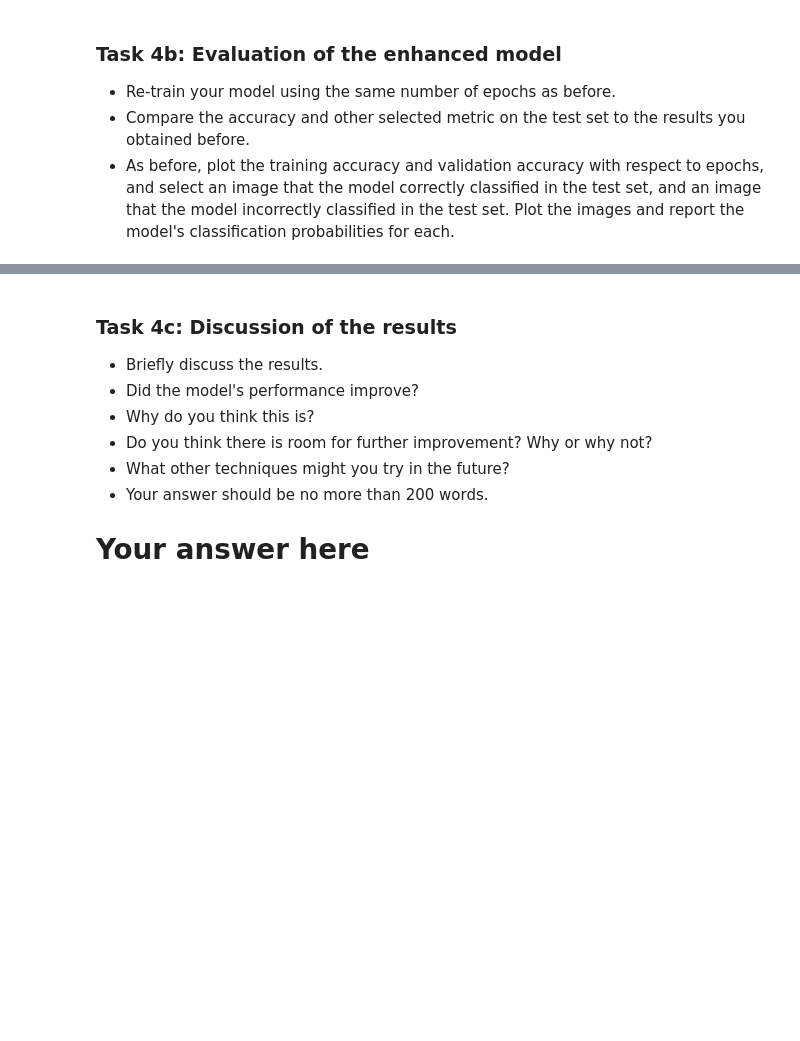
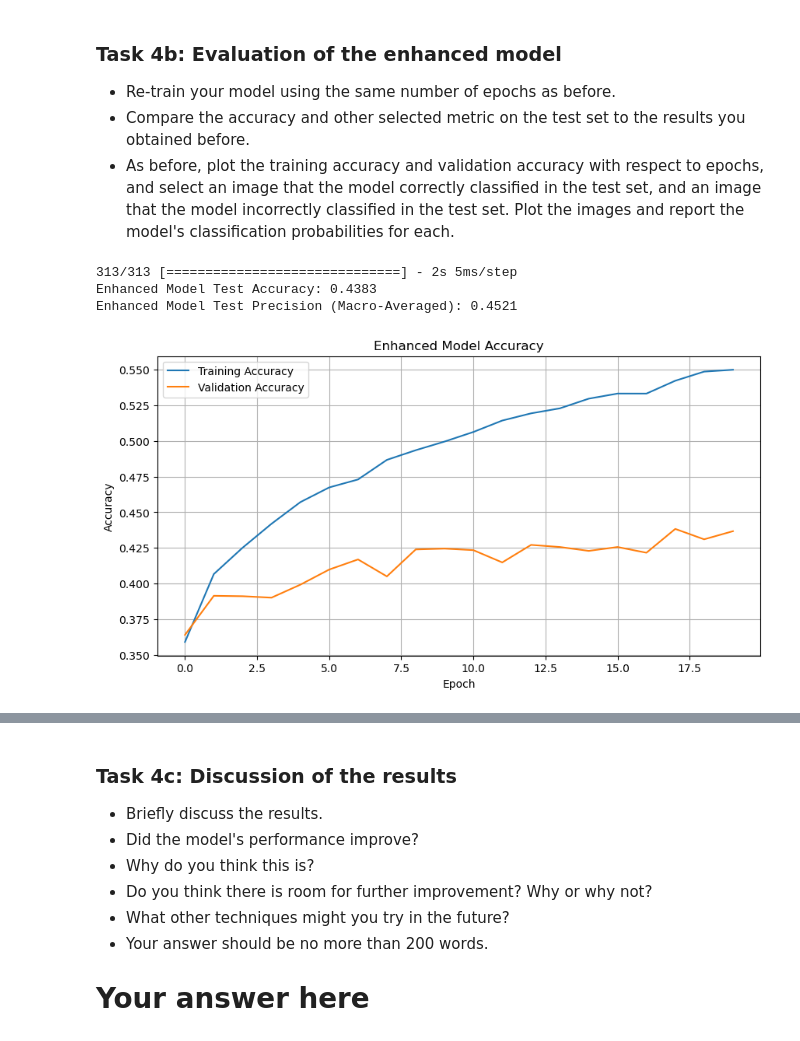
Before and after one commit to markmaramag/deep_learning, a Jupyter notebook: 02_activities/assignments/assignment_1.ipynb, the cells around one changed output, grey strips where cells are left out. Drawn from its saved outputs; the diff is of its cells as text; code cells hidden in the pictures; blank space fills up the shorter version.

```diff
--- a/02_activities/assignments/assignment_1.ipynb
+++ b/02_activities/assignments/assignment_1.ipynb
@@ -727,0 +423,16 @@ plt.show()
+# %%
+from keras.preprocessing.image import ImageDataGenerator
+
+# Create a data augmentation generator
+datagen = ImageDataGenerator(
+    rotation_range=15,          # Rotate images by up to 15 degrees
+    width_shift_range=0.1,      # Shift images horizontally by up to 10%
+    height_shift_range=0.1,     # Shift images vertically by up to 10%
+    horizontal_flip=True        # Randomly flip images horizontally
+)
+
+# Fit the generator to the training data
+datagen.fit(x_train)
+
+# Define the augmented data generator for training
+augmented_data = datagen.flow(x_train, y_train, batch_size=32)
@@ -727,0 +445,9 @@ plt.show()
+# %%
+# Train the model with augmented data
+history = model.fit(
+    augmented_data,  # Use the augmented data generator
+    validation_data=(x_val, y_val),
+    steps_per_epoch=len(x_train) // 32,
+    epochs=20,  # Keep the same number of epochs
+    verbose=1
+)
@@ -735,0 +478,32 @@ plt.show()
+# %%
+from sklearn.metrics import accuracy_score, precision_score
+
+# Predict on the test set
+y_pred = model.predict(x_test)
+y_pred_classes = np.argmax(y_pred, axis=1)
+y_test_classes = np.argmax(y_test, axis=1)
+
+# Calculate metrics
+test_accuracy = accuracy_score(y_test_classes, y_pred_classes)
+test_precision = precision_score(y_test_classes, y_pred_classes, average='macro')
+
+# Display results
+print(f"Enhanced Model Test Accuracy: {test_accuracy:.4f}")
+print(f"Enhanced Model Test Precision (Macro-Averaged): {test_precision:.4f}")
+# %% [output]
+313/313 [==============================] - 2s 5ms/step
+Enhanced Model Test Accuracy: 0.4383
+Enhanced Model Test Precision (Macro-Averaged): 0.4521
+# %%
+# Plot training and validation accuracy
+plt.figure(figsize=(10, 5))
+plt.plot(history.history['accuracy'], label='Training Accuracy')
+plt.plot(history.history['val_accuracy'], label='Validation Accuracy')
+plt.title('Enhanced Model Accuracy')
+plt.xlabel('Epoch')
+plt.ylabel('Accuracy')
+plt.legend()
+plt.grid()
+plt.show()
+# %% [output]
+[figure, added]
```
Also changed, not shown: parts of 40 cells of this notebook.
